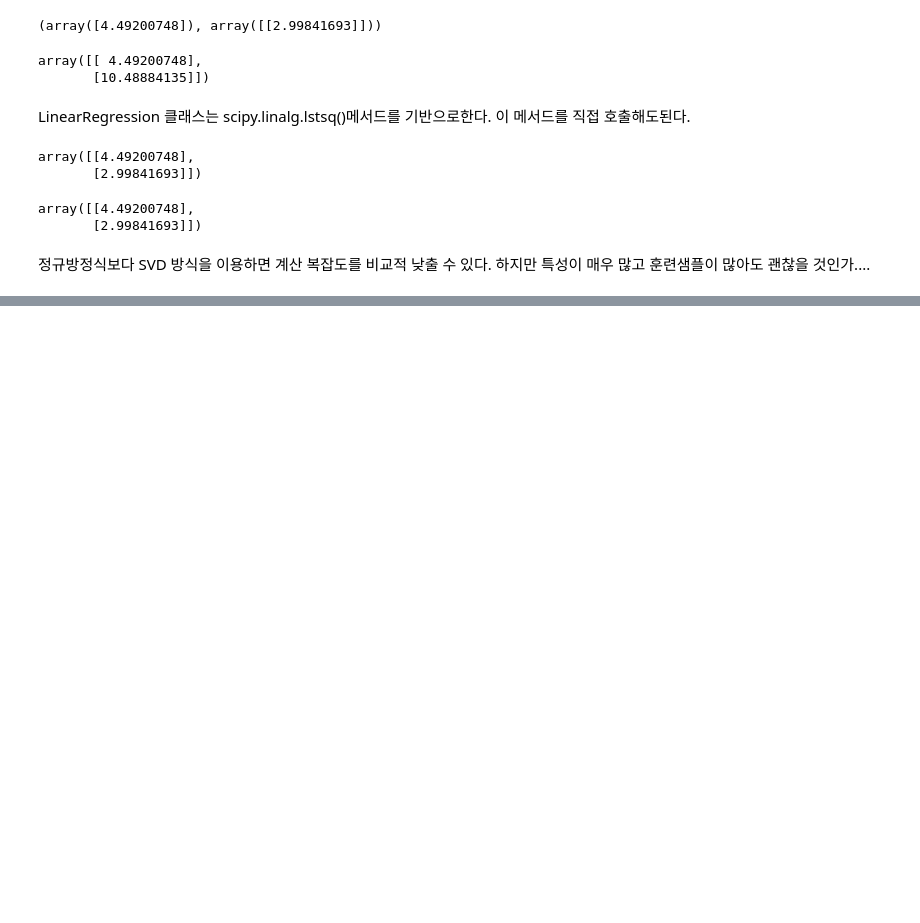
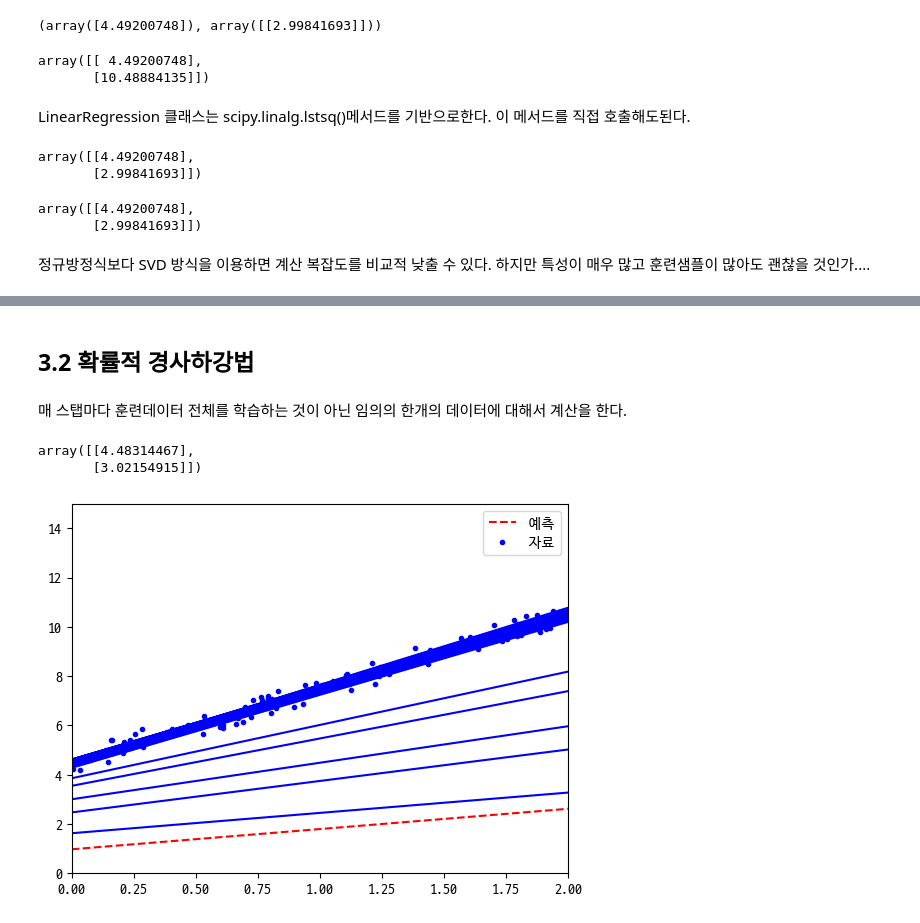
Before and after one commit to geunskoo/hands-on-machine-learning, a Jupyter notebook: model-training.ipynb, the cells around one changed output, grey strips where cells are left out. Drawn from its saved outputs; the diff is of its cells as text; code cells hidden in the pictures; blank space fills up the shorter version.

Commit message:
post: 배치, 미니배치, 확률적 경사하강법

```diff
--- a/model-training.ipynb
+++ b/model-training.ipynb
@@ -116,0 +181,40 @@ array([[4.49200748],
+# %% [markdown]
+## 3.2 확률적 경사하강법
+# %% [markdown]
+매 스탭마다 훈련데이터 전체를 학습하는 것이 아닌 임의의 한개의 데이터에 대해서 계산을 한다.
+# %%
+n_epochs = 50
+t0, t1 = 5, 50 #학습 스케줄 하이퍼파리미터
+m = 100
+
+def learning_schedule(t):
+    return t0 / (t + t1)
+
+theta = np.random.randn(2, 1) #무작위 초기화
+
+X_new = np.array([[0], [2]])
+X_new_b = np.c_[np.ones((2, 1)), X_new]
+
+y_predict = X_new_b.dot(theta)
+plt.plot(X_new, y_predict, 'r--', label='예측')
+plt.plot(X, y, "b.", label='자료')
+plt.axis([0,2, 0,15])
+plt.legend(loc="best")
+
+for epoch in range(n_epochs):
+    for i in range(m):
+        random_index = np.random.randint(m)
+        xi = X_b[random_index:random_index+1]
+        yi = y[random_index:random_index+1]
+        gradients = 2 * xi.T.dot(xi.dot(theta) - yi)
+        eta = learning_schedule(epoch * m + i)
+        theta = theta - eta * gradients
+
+        y_predict = X_new_b.dot(theta)
+        plt.plot(X_new, y_predict, 'b')
+
+theta
+# %% [output]
+array([[4.48314467],
+       [3.02154915]])
+[figure, added]
```
Also changed, not shown: parts of 12 cells of this notebook.
